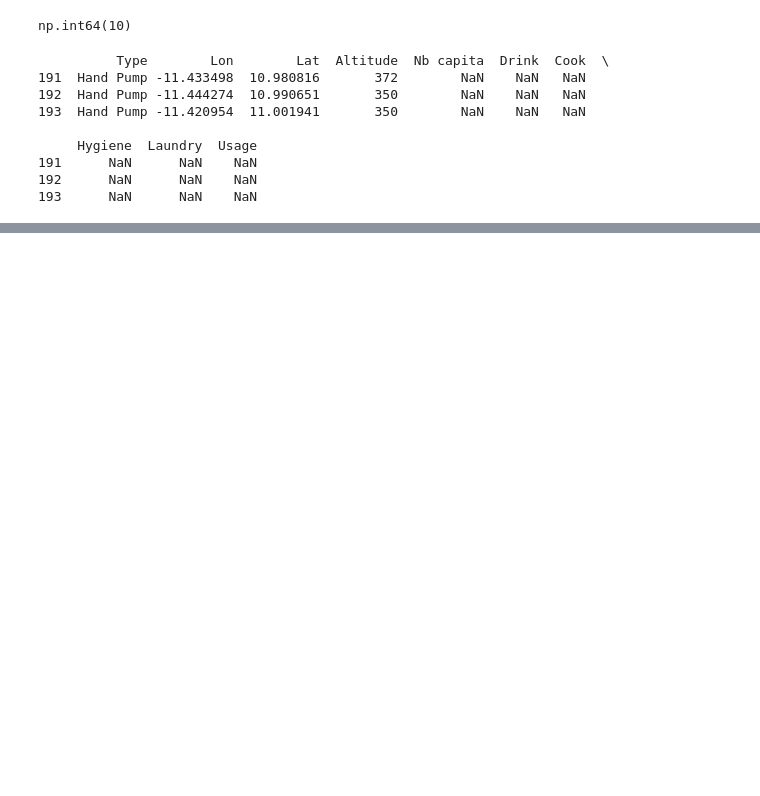
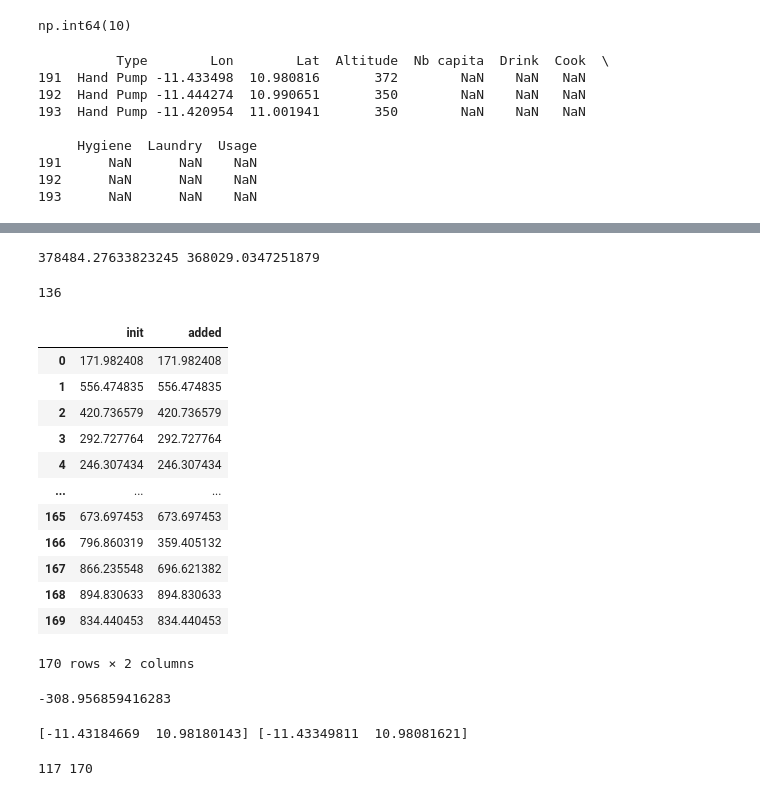
Before and after one commit to angus-chisholm/water-pump-placement, a Jupyter notebook: water-optimization-project/Old-files/testing_notebook.ipynb, the cells around one changed output, grey strips where cells are left out. Saved outputs shown, nothing was run; the diff lists cells and outputs as text; code cells hidden in the pictures; blank space fills up the shorter version.

```diff
--- a/water-optimization-project/Old-files/testing_notebook.ipynb
+++ b/water-optimization-project/Old-files/testing_notebook.ipynb
@@ -39,0 +60,16 @@ data['Lon'].mean(), data['Lat'].min()
+# %%
+def impact(pump_positions, x = None):
+    pump_positions_copy = pump_positions.copy()
+    if x == None:
+        pass
+    else:
+        pump_positions_copy = np.concatenate((pump_positions_copy,np.array([x])),axis = 0)
+    min_pump_distance = np.zeros(len(households))
+    for index,household in households.iterrows():
+        dist = np.zeros(len(pump_positions_copy))
+        for i,pump_pos in enumerate(pump_positions_copy):
+            dist[i] = geo.great_circle(pump_pos, pos_households[index]).meters
+        min_pump_distance[index] = np.min(dist)
+
+    impact = np.sum(nb_capita * (min_pump_distance))
+    return impact, min_pump_distance
@@ -39,0 +91,7 @@ data['Lon'].mean(), data['Lat'].min()
+# %%
+impact_added, min_dist_added = impact(pos_pumps,[-11.44,11.00])
+impact_init, min_dist_init = impact(pos_pumps)
+# %%
+print(impact_init,impact_added)
+# %% [output]
+378484.27633823245 368029.0347251879
@@ -39,0 +100,29 @@ data['Lon'].mean(), data['Lat'].min()
+# %%
+data_dist = np.column_stack((min_dist_init,min_dist_added))
+df = pd.DataFrame(data_dist,columns=['init','added'])
+# %%
+counter = 0
+for i,dist in df.iterrows():
+    if dist.iloc[0] == dist.iloc[1]:
+        counter +=1
+    else:
+        pass
+print(counter)
+# %% [output]
+136
+# %%
+df
+# %% [output]
+|  | init | added |
+| 0 | 171.982408 | 171.982408 |
+| 1 | 556.474835 | 556.474835 |
+| 2 | 420.736579 | 420.736579 |
+| 3 | 292.727764 | 292.727764 |
+| 4 | 246.307434 | 246.307434 |
+| ... | ... | ... |
+| 165 | 673.697453 | 673.697453 |
+| 166 | 796.860319 | 359.405132 |
+| 167 | 866.235548 | 696.621382 |
+| 168 | 894.830633 | 894.830633 |
+| 169 | 834.440453 | 834.440453 |
+170 rows × 2 columns
@@ -39,0 +148,8 @@ data['Lon'].mean(), data['Lat'].min()
+# %%
+print(impact_new)
+# %% [output]
+-308.956859416283
+# %%
+print(new_pump,pos_pumps[-3])
+# %% [output]
+[-11.43184669  10.98180143] [-11.43349811  10.98081621]
@@ -39,0 +159,11 @@ data['Lon'].mean(), data['Lat'].min()
+# %%
+counter = 0
+err = 5
+for i,dist in df.iterrows():
+    if dist.iloc[0] <= dist.iloc[1]+err and dist.iloc[0] >= dist.iloc[1]-err:
+        counter +=1
+    else:
+        pass
+print(counter,len(df))
+# %% [output]
+117 170
```
Also changed, not shown: parts of 14 cells of this notebook, 4 other files.
